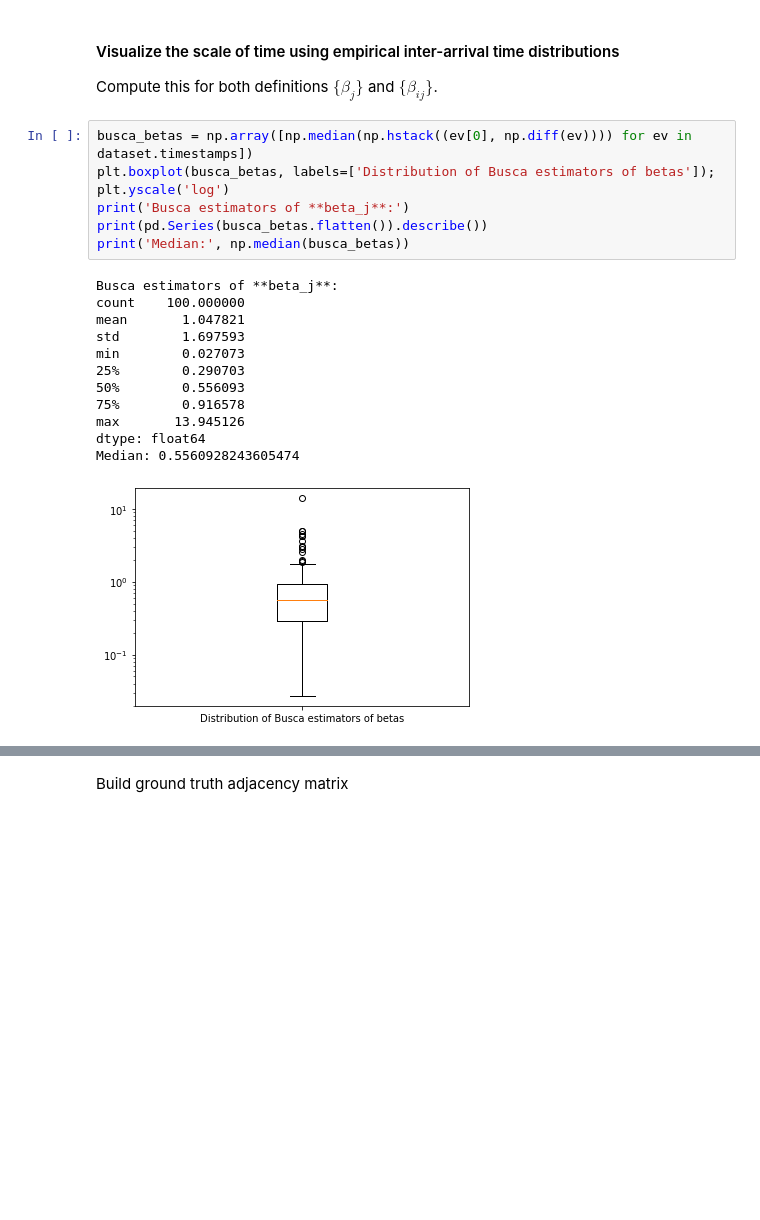
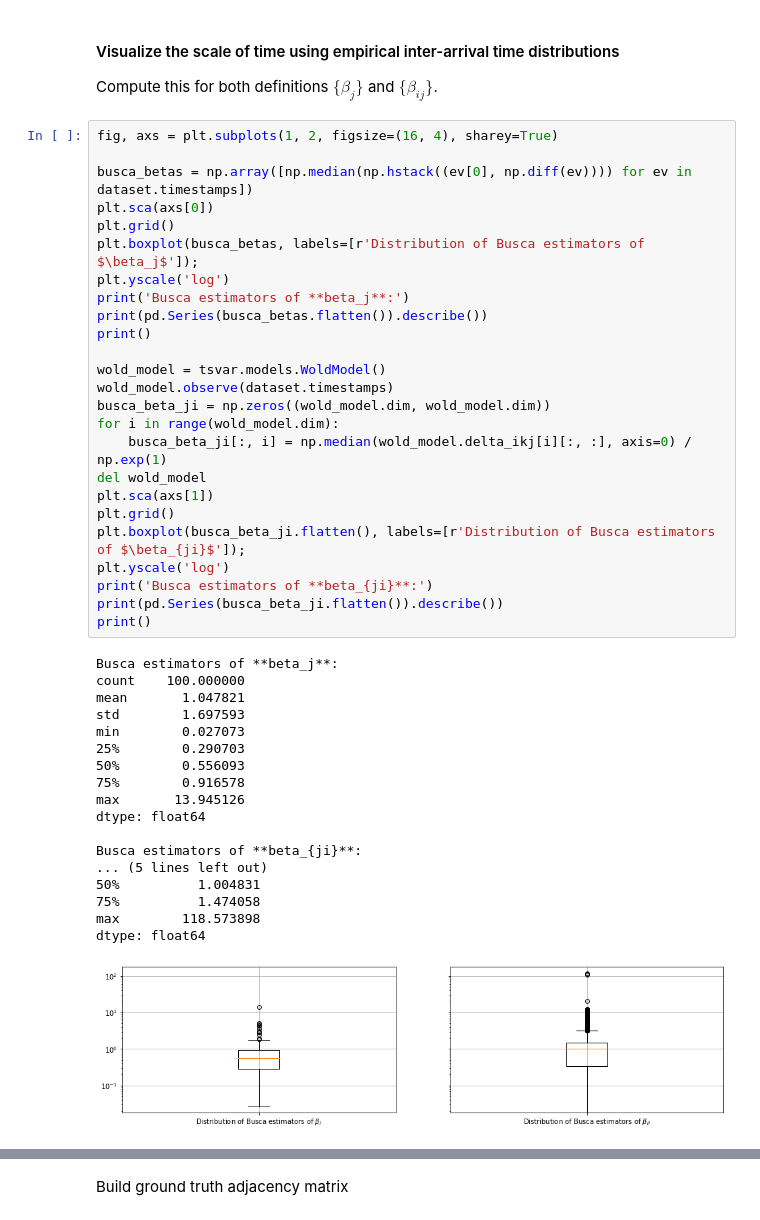
Before and after one commit to trouleau/var-wold, a Jupyter notebook: notebook/real-datasets/1-wt-email-Eu-core.ipynb, the cells around one changed output, grey strips where cells are left out. Cells and saved outputs as stored; diff of their text form; blank space fills up the shorter version.

```diff
--- a/notebook/real-datasets/1-wt-email-Eu-core.ipynb
+++ b/notebook/real-datasets/1-wt-email-Eu-core.ipynb
@@ -76,22 +78,46 @@ dtype: float64
 
 Compute this for both definitions $\{\beta_j\}$ and $\{\beta_{ij}\}$.
 # %%
+fig, axs = plt.subplots(1, 2, figsize=(16, 4), sharey=True)
+
 busca_betas = np.array([np.median(np.hstack((ev[0], np.diff(ev)))) for ev in dataset.timestamps])
-plt.boxplot(busca_betas, labels=['Distribution of Busca estimators of betas']);
+plt.sca(axs[0])
+plt.grid()
+plt.boxplot(busca_betas, labels=[r'Distribution of Busca estimators of $\beta_j$']);
 plt.yscale('log')
 print('Busca estimators of **beta_j**:')
 print(pd.Series(busca_betas.flatten()).describe())
-print('Median:', np.median(busca_betas))
+print()
+
+wold_model = tsvar.models.WoldModel()
+wold_model.observe(dataset.timestamps)
+busca_beta_ji = np.zeros((wold_model.dim, wold_model.dim))
+for i in range(wold_model.dim):
+    busca_beta_ji[:, i] = np.median(wold_model.delta_ikj[i][:, :], axis=0) / np.exp(1)
+del wold_model
+plt.sca(axs[1])
+plt.grid()
+plt.boxplot(busca_beta_ji.flatten(), labels=[r'Distribution of Busca estimators of $\beta_{ji}$']);
+plt.yscale('log')
+print('Busca estimators of **beta_{ji}**:')
+print(pd.Series(busca_beta_ji.flatten()).describe())
+print()
 # %% [output]
 Busca estimators of **beta_j**:
 count    100.000000
 mean       1.047821
 std        1.697593
 min        0.027073
 25%        0.290703
 50%        0.556093
 75%        0.916578
 max       13.945126
 dtype: float64
-Median: 0.5560928243605474
+
+Busca estimators of **beta_{ji}**:
+... (5 lines left out)
+50%          1.004831
+75%          1.474058
+max        118.573898
+dtype: float64
-[figure, old version]
+[figure, new version]
```
Also changed, not shown: parts of 20 cells of this notebook.
